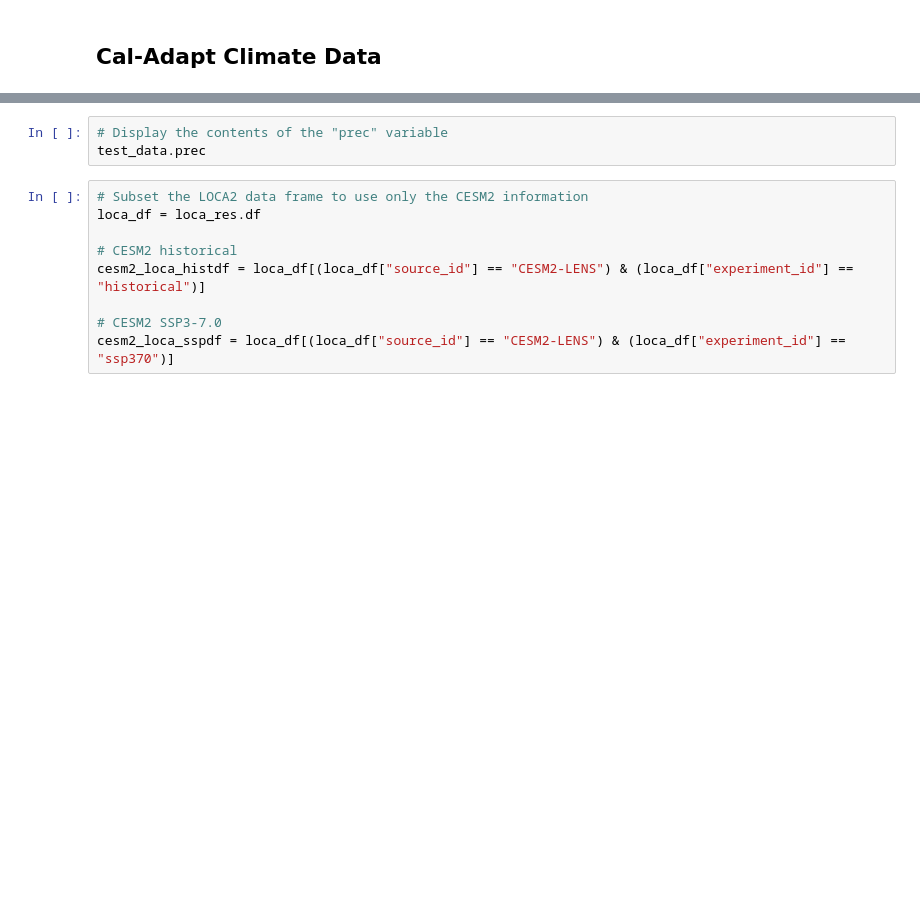
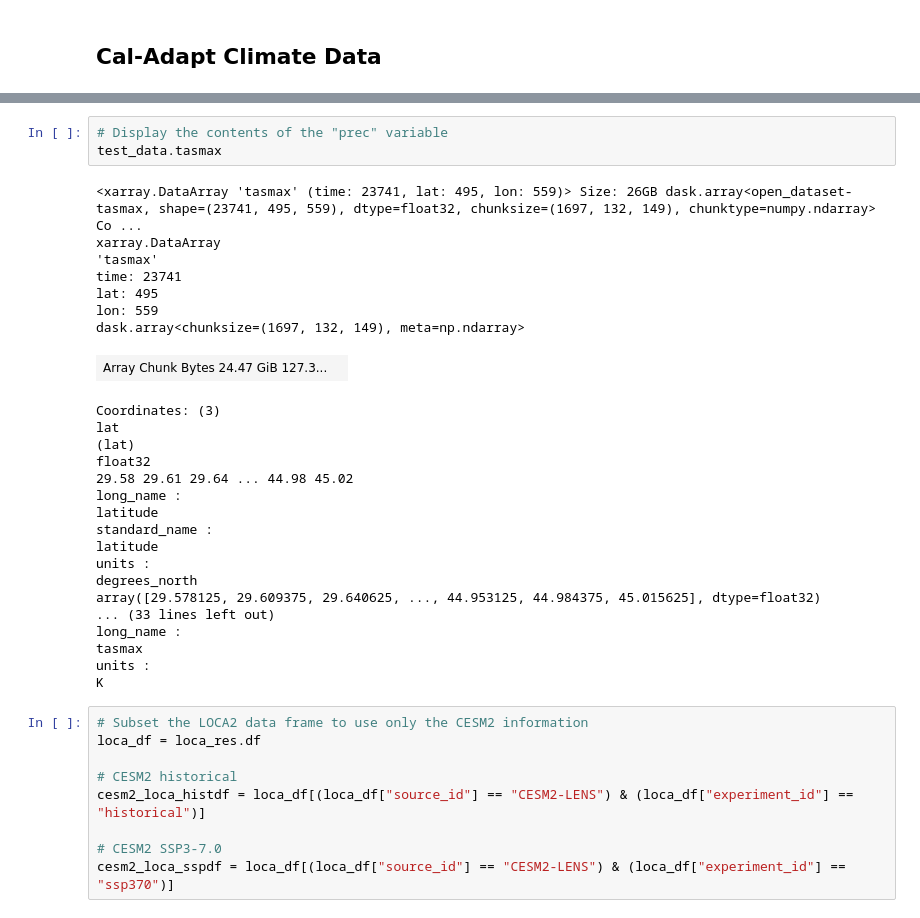
Before and after one commit to haylee360/thomas-fire-analysis, a Jupyter notebook: land-cover-statistics.ipynb, the cells around one changed output, grey strips where cells are left out. Drawn from its saved outputs; the diff is of its cells as text; blank space fills up the shorter version.

```diff
--- a/land-cover-statistics.ipynb
+++ b/land-cover-statistics.ipynb
@@ -321,6 +376,32 @@ test_data = xr.open_zarr(prec_cesm2df['path'].iloc[0], storage_options={'anon':
 # %%
 # Display the contents of the "prec" variable
-test_data.prec
+test_data.tasmax
+# %% [output]
+<xarray.DataArray 'tasmax' (time: 23741, lat: 495, lon: 559)> Size: 26GB dask.array<open_dataset-tasmax, shape=(23741, 495, 559), dtype=float32, chunksize=(1697, 132, 149), chunktype=numpy.ndarray> Co ...
+xarray.DataArray
+'tasmax'
+time: 23741
+lat: 495
+lon: 559
+dask.array<chunksize=(1697, 132, 149), meta=np.ndarray>
+| Array Chunk Bytes 24.47 GiB 127.3... |  |
+Coordinates: (3)
+lat
+(lat)
+float32
+29.58 29.61 29.64 ... 44.98 45.02
+long_name :
+latitude
+standard_name :
+latitude
+units :
+degrees_north
+array([29.578125, 29.609375, 29.640625, ..., 44.953125, 44.984375, 45.015625], dtype=float32)
+... (33 lines left out)
+long_name :
+tasmax
+units :
+K
 # %%
 # Subset the LOCA2 data frame to use only the CESM2 information
 loca_df = loca_res.df
```
Also changed, not shown: parts of 24 cells of this notebook.
